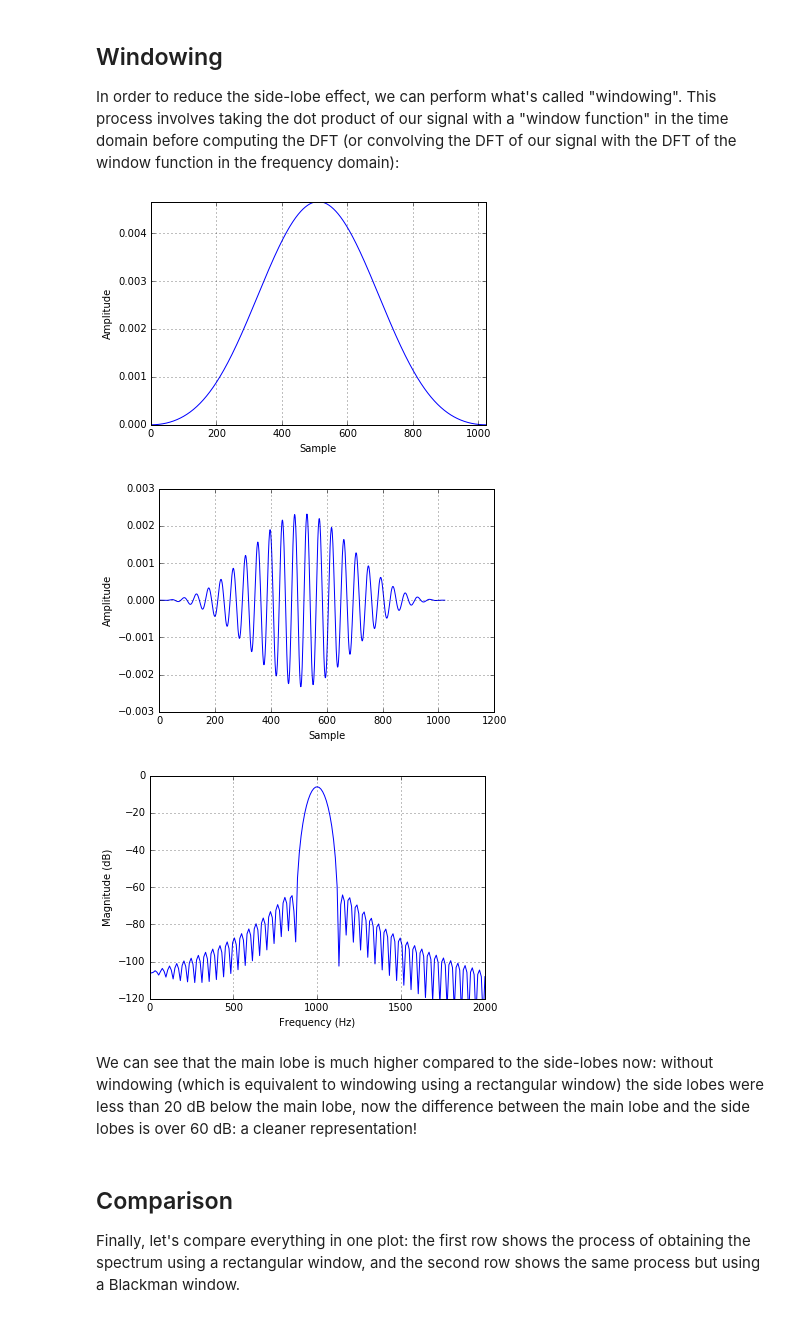
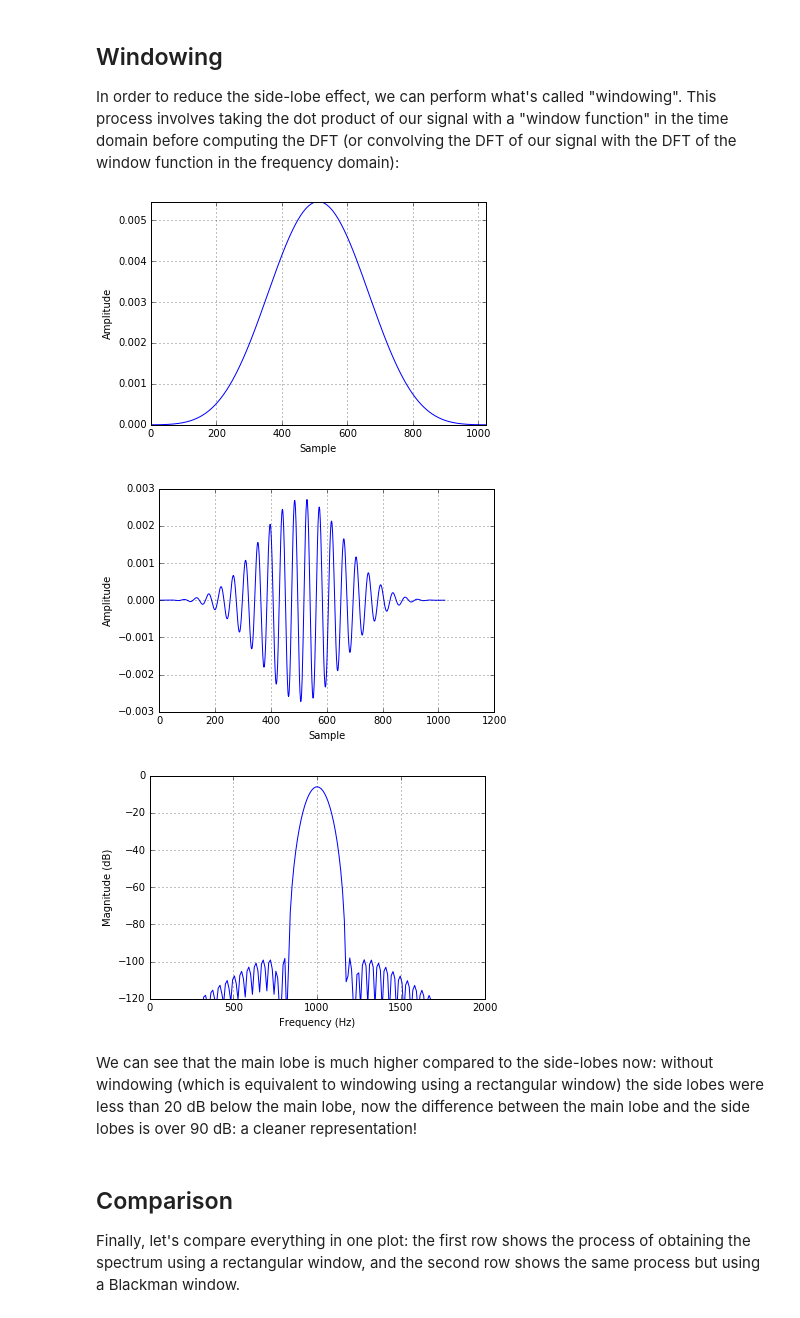
Before and after one commit to justinsalamon/CUSP-GX6004.005_ML4Sound, a Jupyter notebook: 01-DFT_and_windowing.ipynb, the cells around one changed output. Drawn from its saved outputs; the diff is of its cells as text; code cells hidden in the pictures.

Commit message:
Switch to scipy blackman-harris window

```diff
--- a/01-DFT_and_windowing.ipynb
+++ b/01-DFT_and_windowing.ipynb
@@ -107,17 +114,17 @@ in the time domain before computing the DFT (or convolving the DFT of our signal
 the DFT of the window function in the frequency domain):
 # %%
 # Numpy provides a number of commonly used window functions.
-# We're going to use the Blackman window (and normalize it)
-win = np.blackman(frame_size) / (np.blackman(frame_size).sum() / 2.)
+# We're going to use the Blackman-Harris window (and normalize it)
+win = scipy.signal.blackmanharris(frame_size) / (scipy.signal.blackmanharris(frame_size).sum() / 2.)
 fig = plt.figure()
 plt.plot(win)
 plt.ylabel('Amplitude')
 plt.xlabel('Sample')
 plt.axis('tight')
 plt.grid()
 plt.show()
 # %% [output]
-[figure, old version]
+[figure, new version]
 # %%
 fig.savefig('plots/fft/win.pdf')
 # %%
@@ -130,7 +137,7 @@ plt.xlabel('Sample')
 plt.grid()
 plt.show()
 # %% [output]
-[figure, old version]
+[figure, new version]
 # %%
 fig.savefig('plots/fft/xwin.pdf')
 # %%
@@ -146,14 +153,14 @@ plt.ylim(-120,0)
 plt.grid()
 plt.show()
 # %% [output]
-[figure, old version]
+[figure, new version]
 # %%
 fig.savefig('plots/fft/fftwin.pdf')
 # %% [markdown]
 We can see that the main lobe is much higher compared to the side-lobes now:
 without windowing (which is equivalent to windowing using a rectangular window)
 the side lobes were less than 20 dB below the main lobe, now the difference between
-the main lobe and the side lobes is over 60 dB: a cleaner representation!
+the main lobe and the side lobes is over 90 dB: a cleaner representation!
 # %% [markdown]
 ## Comparison
 
```
Also changed, not shown: parts of 3 cells of this notebook, 7 other files.
